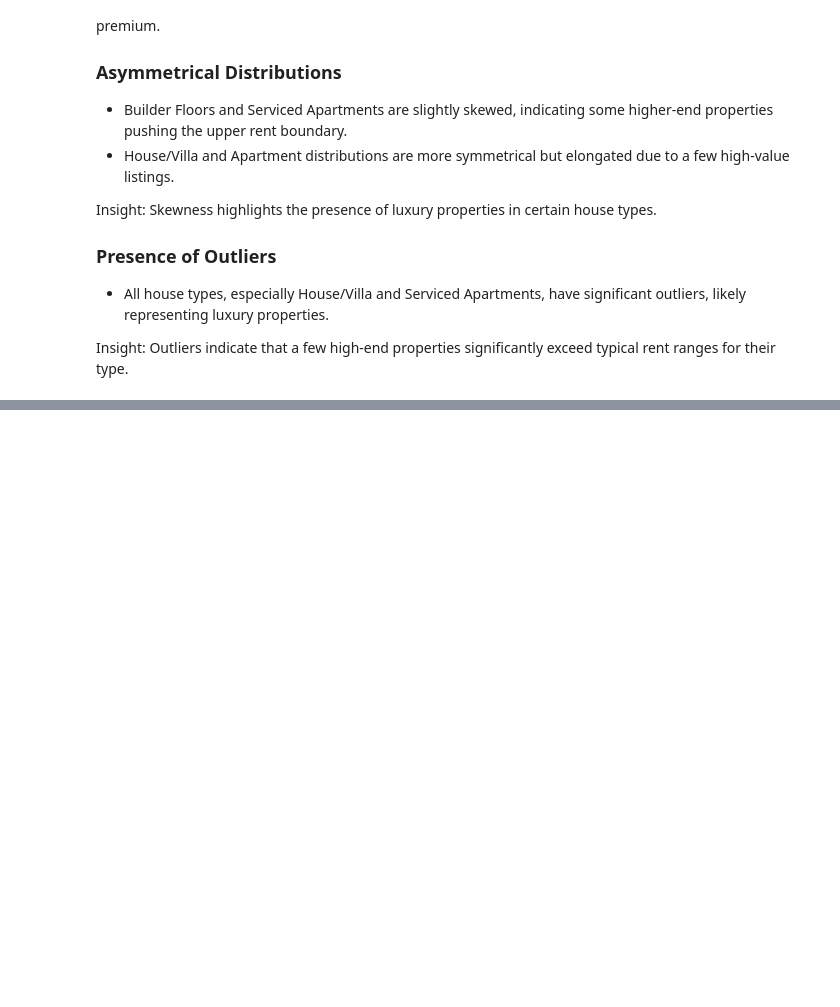
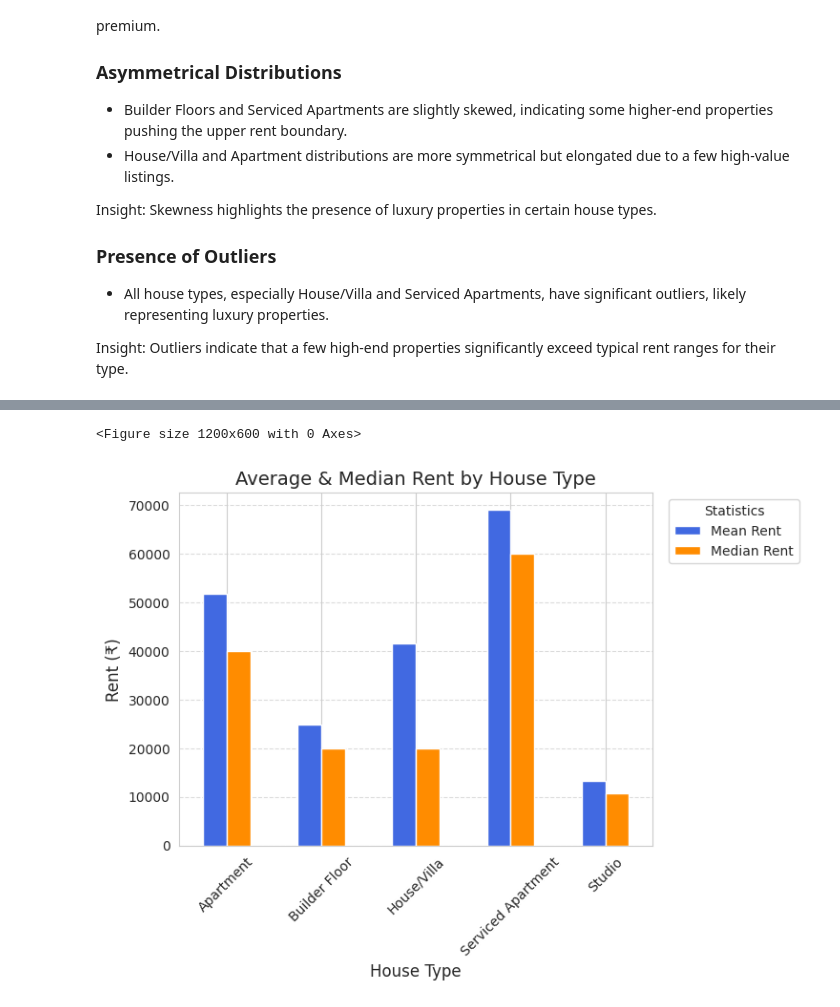
Before and after one commit to Bhanupriya-M/Bangalore-House-Rent-EDA-project, a Jupyter notebook: Bangalore_house_rent_data_analysis.ipynb, the cells around one changed output, grey strips where cells are left out. Cells and saved outputs as stored; diff of their text form; code cells hidden in the pictures; blank space fills up the shorter version.

```diff
--- a/Bangalore_house_rent_data_analysis.ipynb
+++ b/Bangalore_house_rent_data_analysis.ipynb
@@ -473,0 +458,2 @@ categorical_boxplots(df)
+# %%
+df['Rent_per_sqft']= np.ceil(df['Rent'] / df['Area (sq.ft)'])
@@ -473,0 +484,21 @@ categorical_boxplots(df)
+# %%
+def house_type_rent_barplot(df):
+
+    plt.figure(figsize=(12, 6))
+
+    rent_stats = df.groupby('Type')['Rent'].agg(['mean', 'median']).round(0)
+    rent_stats.plot(kind='bar', color=['royalblue', 'darkorange'])
+
+    plt.xlabel("House Type", fontsize=12)
+    plt.ylabel("Rent (₹)", fontsize=12)
+    plt.title("Average & Median Rent by House Type", fontsize=14)
+    plt.xticks(rotation=45)
+    plt.legend(["Mean Rent", "Median Rent"], title="Statistics", bbox_to_anchor=(1.02, 1), loc='upper left')
+
+    plt.grid(axis='y', linestyle='--', alpha=0.7)
+    plt.show()
+
+house_type_rent_barplot(df)
+# %% [output]
+<Figure size 1200x600 with 0 Axes>
+[figure, added]
```
Also changed, not shown: parts of 20 cells of this notebook.
